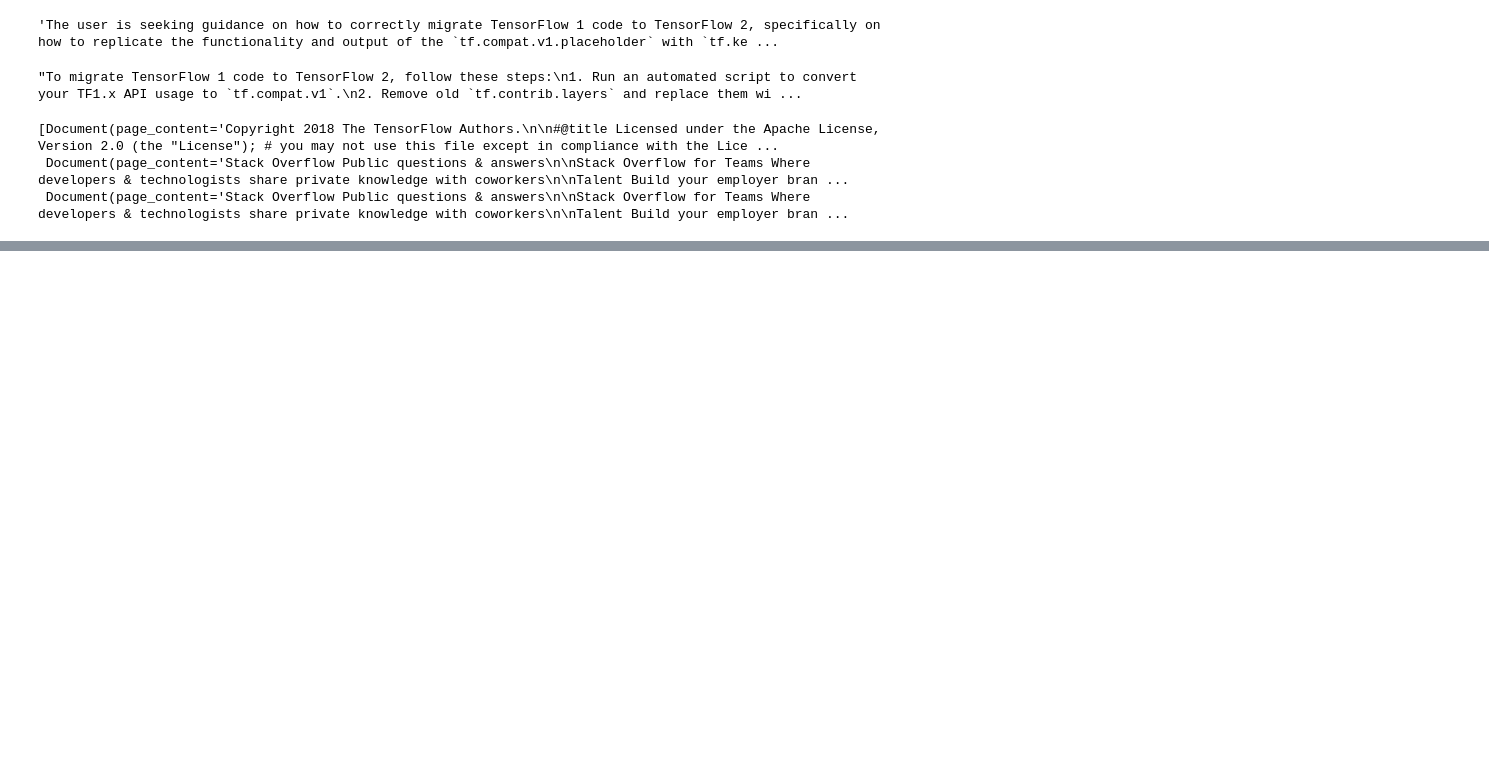
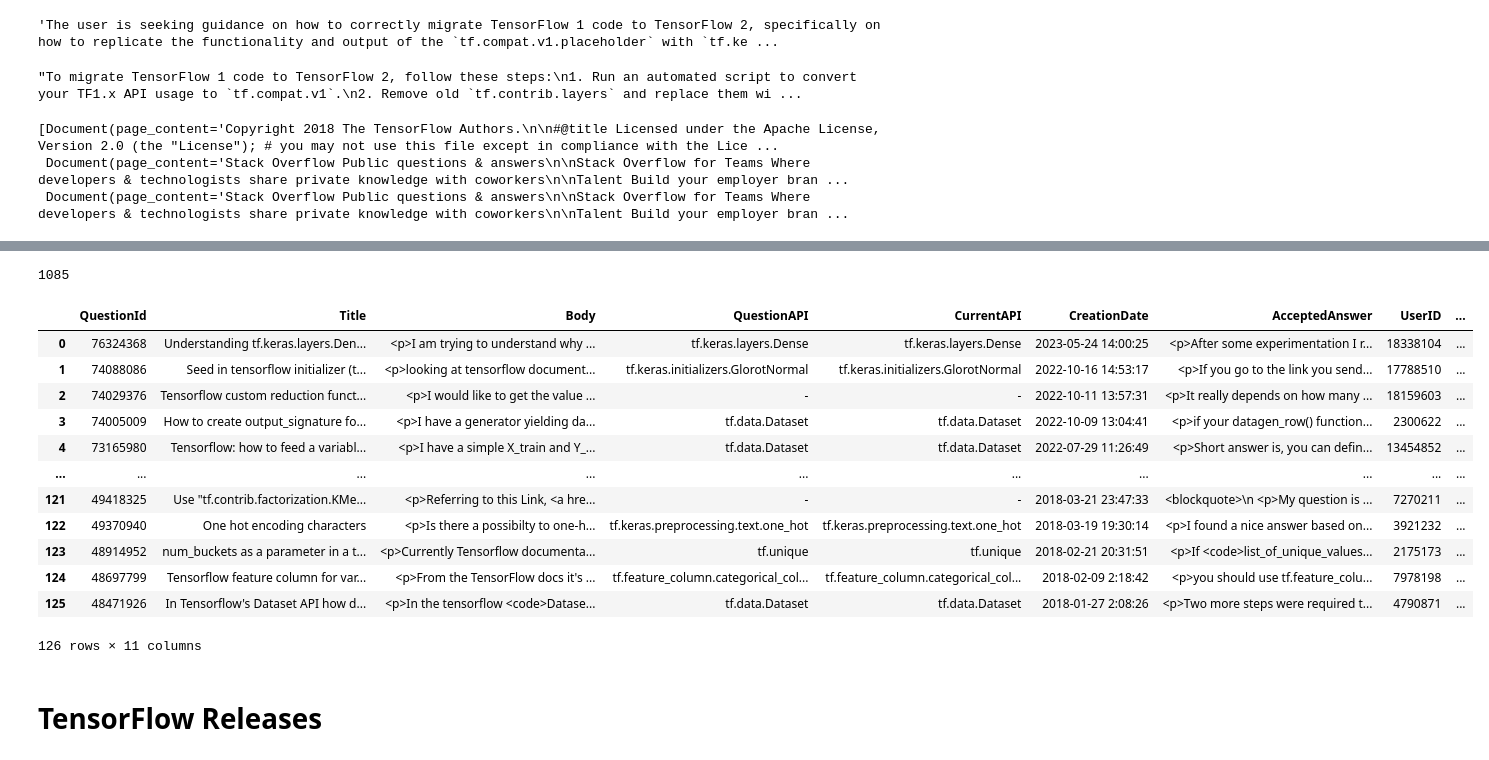
Before and after one commit to sharukat/docchameleon, a Jupyter notebook: doc_customizer_llm/customizer.ipynb, the cells around one changed output, grey strips where cells are left out. Cells and saved outputs as stored; diff of their text form; code cells hidden in the pictures; blank space fills up the shorter version.

```diff
--- a/doc_customizer_llm/customizer.ipynb
+++ b/doc_customizer_llm/customizer.ipynb
@@ -709,0 +803,24 @@ docs
+# %%
+num_unique_ids = issue_type_classifier_train_data['QuestionId'].nunique()
+print(num_unique_ids)
+# %% [output]
+1085
+# %%
+ddff = pd.read_csv(os.path.join(s.DATA_PATH, "DocQues_AcceptedAns_Issues_v2_2018_2023.csv"))
+ddff
+# %% [output]
+|  | QuestionId | Title | Body | QuestionAPI | CurrentAPI | CreationDate | AcceptedAnswer | UserID | ... |
+| 0 | 76324368 | Understanding tf.keras.layers.Den... | <p>I am trying to understand why ... | tf.keras.layers.Dense | tf.keras.layers.Dense | 2023-05-24 14:00:25 | <p>After some experimentation I r... | 18338104 | ... |
+| 1 | 74088086 | Seed in tensorflow initializer (t... | <p>looking at tensorflow document... | tf.keras.initializers.GlorotNormal | tf.keras.initializers.GlorotNormal | 2022-10-16 14:53:17 | <p>If you go to the link you send... | 17788510 | ... |
+| 2 | 74029376 | Tensorflow custom reduction funct... | <p>I would like to get the value ... | - | - | 2022-10-11 13:57:31 | <p>It really depends on how many ... | 18159603 | ... |
+| 3 | 74005009 | How to create output_signature fo... | <p>I have a generator yielding da... | tf.data.Dataset | tf.data.Dataset | 2022-10-09 13:04:41 | <p>if your datagen_row() function... | 2300622 | ... |
+| 4 | 73165980 | Tensorflow: how to feed a variabl... | <p>I have a simple X_train and Y_... | tf.data.Dataset | tf.data.Dataset | 2022-07-29 11:26:49 | <p>Short answer is, you can defin... | 13454852 | ... |
+| ... | ... | ... | ... | ... | ... | ... | ... | ... | ... |
+| 121 | 49418325 | Use "tf.contrib.factorization.KMe... | <p>Referring to this Link, <a hre... | - | - | 2018-03-21 23:47:33 | <blockquote>\n <p>My question is ... | 7270211 | ... |
+| 122 | 49370940 | One hot encoding characters | <p>Is there a possibilty to one-h... | tf.keras.preprocessing.text.one_hot | tf.keras.preprocessing.text.one_hot | 2018-03-19 19:30:14 | <p>I found a nice answer based on... | 3921232 | ... |
+| 123 | 48914952 | num_buckets as a parameter in a t... | <p>Currently Tensorflow documenta... | tf.unique | tf.unique | 2018-02-21 20:31:51 | <p>If <code>list_of_unique_values... | 2175173 | ... |
+| 124 | 48697799 | Tensorflow feature column for var... | <p>From the TensorFlow docs it's ... | tf.feature_column.categorical_col... | tf.feature_column.categorical_col... | 2018-02-09 2:18:42 | <p>you should use tf.feature_colu... | 7978198 | ... |
+| 125 | 48471926 | In Tensorflow's Dataset API how d... | <p>In the tensorflow <code>Datase... | tf.data.Dataset | tf.data.Dataset | 2018-01-27 2:08:26 | <p>Two more steps were required t... | 4790871 | ... |
+126 rows × 11 columns
+# %% [markdown]
+# TensorFlow Releases
```
Also changed, not shown: parts of 14 cells of this notebook, 29 other files.
